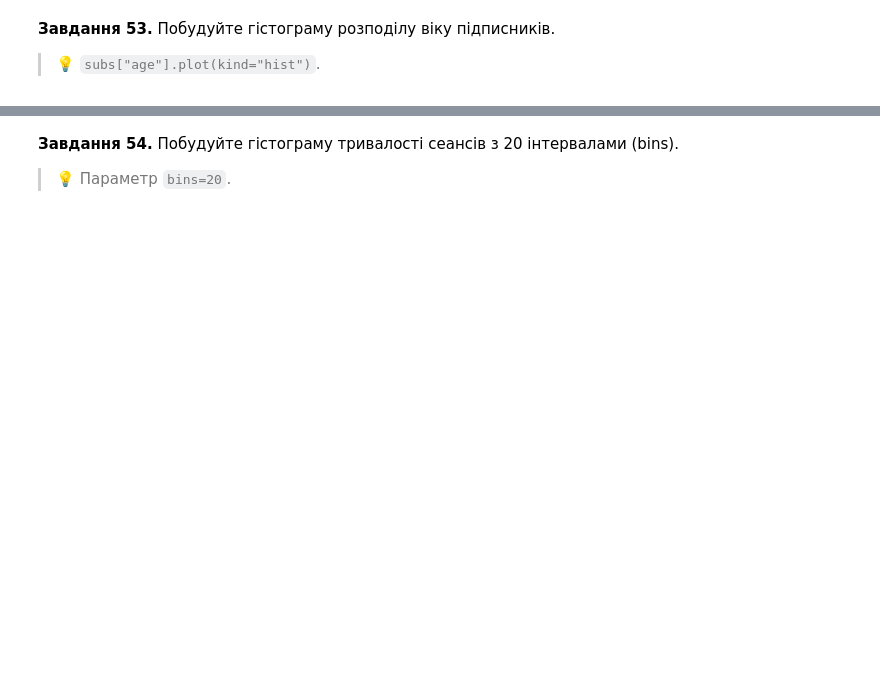
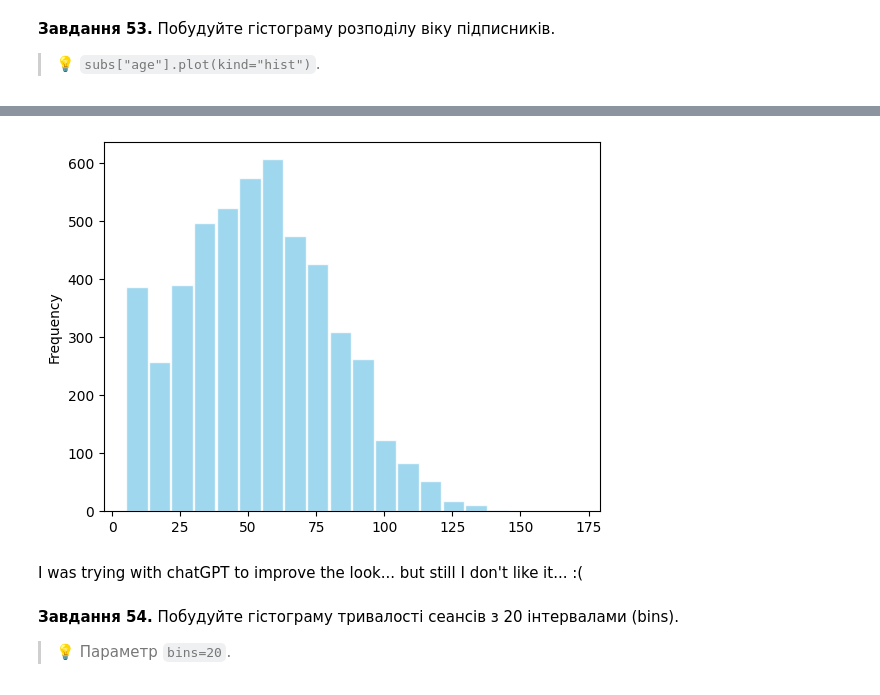
Before and after one commit to NatalieAleksandrova2026/DTA_2026, a Jupyter notebook: Homework/pandas_viz_practice.ipynb, the cells around one changed output, grey strips where cells are left out. Drawn from its saved outputs; the diff is of its cells as text; code cells hidden in the pictures; blank space fills up the shorter version.

```diff
--- a/Homework/pandas_viz_practice.ipynb
+++ b/Homework/pandas_viz_practice.ipynb
@@ -1018,3 +1033,17 @@ pandas вміє будувати швидкі графіки прямо з да
+# %%
+sess['duration_min'].plot(
+    kind='hist',
+    bins=20,
+    color='skyblue',      # приємний небесний колір
+    edgecolor='white',    # білі межі замість чорних виглядають сучасніше
+    alpha=0.8,            # легка прозорість
+    rwidth=0.95           # робить стовпчики окремими, а не суцільною стіною
+)
+plt.show()
+# %% [output]
+[figure, added]
+# %% [markdown]
+I was trying with chatGPT to improve the look... but still I don't like it... :(
 # %% [markdown]
 **Завдання 54.** Побудуйте гістограму тривалості сеансів з 20 інтервалами (bins).
 
```
Also changed, not shown: parts of 13 cells of this notebook.
